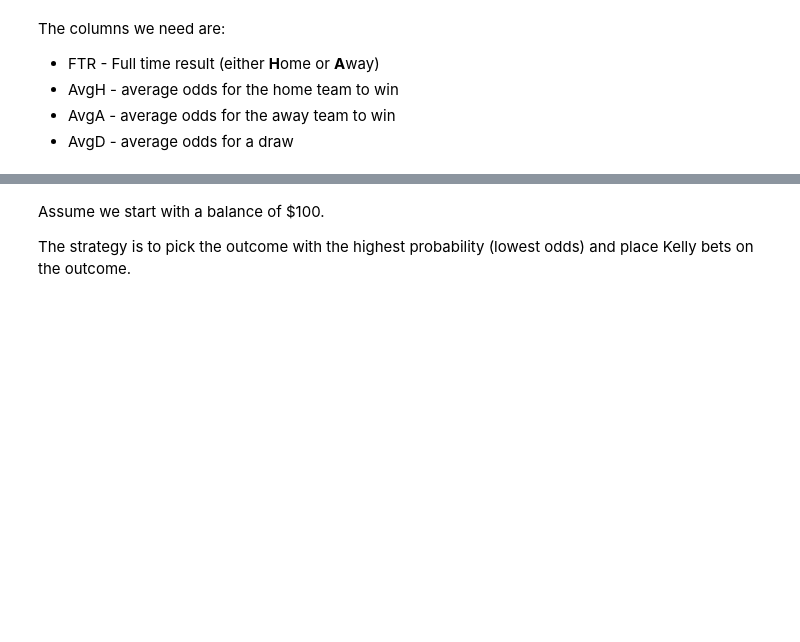
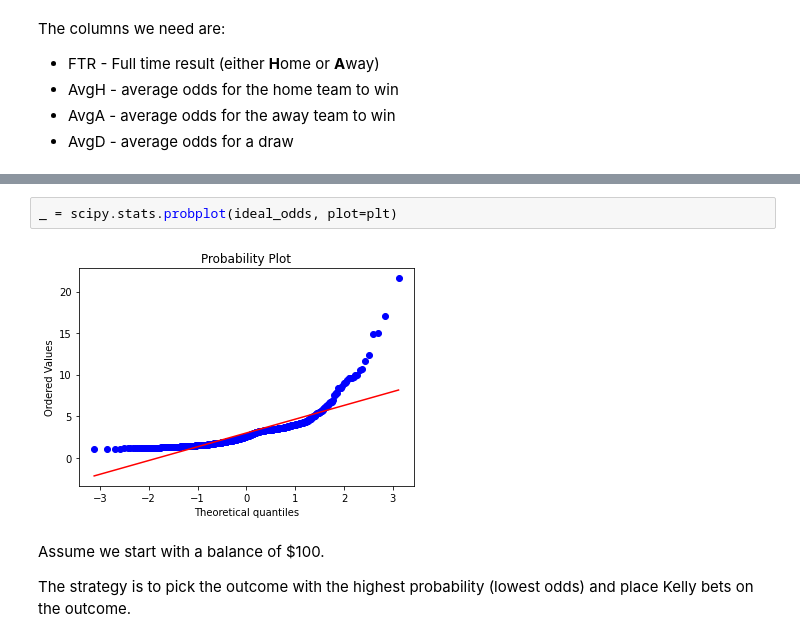
Before and after one commit to nerrma/betting-backtest, a Jupyter notebook: kelly_backtest.ipynb, the cells around one changed output, grey strips where cells are left out. Drawn from its saved outputs; the diff is of its cells as text; blank space fills up the shorter version.

```diff
--- a/kelly_backtest.ipynb
+++ b/kelly_backtest.ipynb
@@ -21,3 +40,7 @@ df = df.filter(o_cols)
+# %%
+_ = scipy.stats.probplot(ideal_odds, plot=plt)
+# %% [output]
+[figure, added]
 # %% [markdown]
 Assume we start with a balance of $100.
 
```
Also changed, not shown: parts of 8 cells of this notebook, 2 other files.
